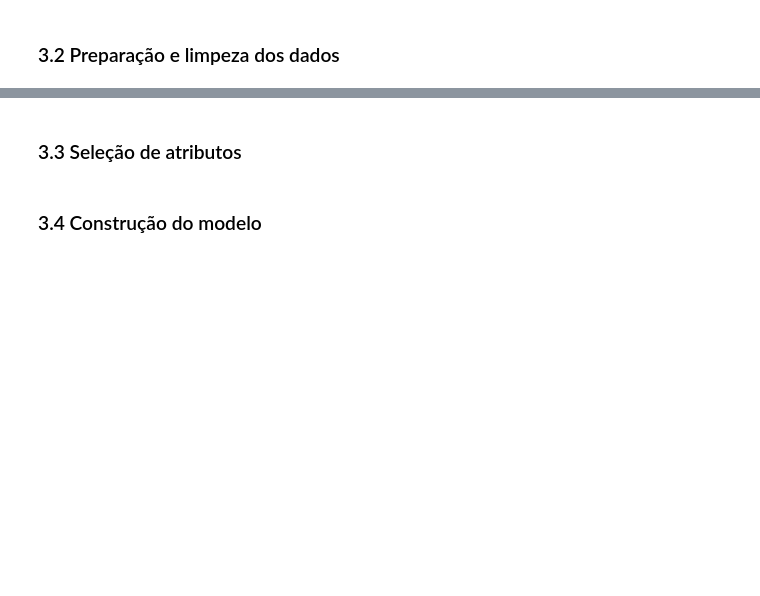
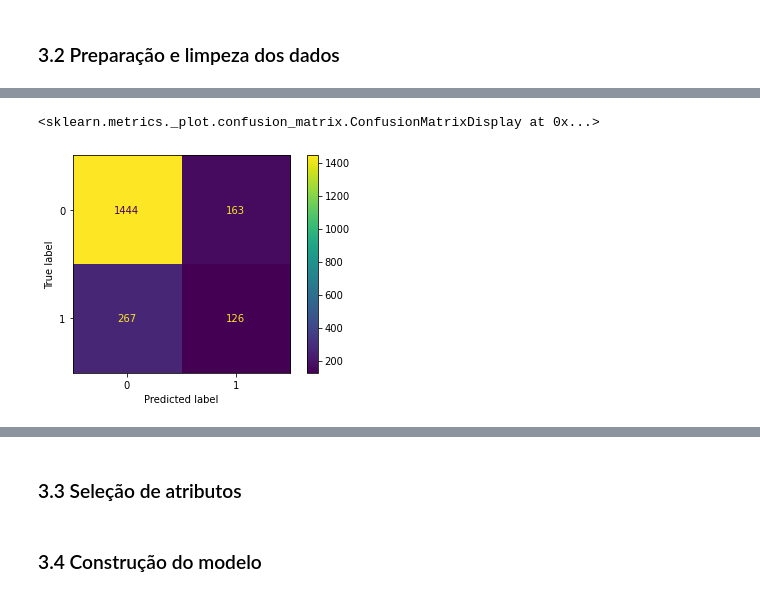
Before and after one commit to rheideier/br-classification-project, a Jupyter notebook: classification-project-br.ipynb, the cells around one changed output, grey strips where cells are left out. Saved outputs shown, nothing was run; the diff lists cells and outputs as text; code cells hidden in the pictures; blank space fills up the shorter version.

```diff
--- a/classification-project-br.ipynb
+++ b/classification-project-br.ipynb
@@ -119,0 +158,4 @@ plot = sns.heatmap(correlation, annot = True, fmt="0.1f", linewidths=5)
+# %%
+p1 = ( 'oe', OrdinalEncoder(categories=[order_levels]), ['Geography'] )
+p2 = ( 'ohe', OneHotEncoder(), ['Gender'] )
+p3 = ( 'ss', StandardScaler(), ['CreditScore',	'Age',	'Tenure',	'Balance',	'EstimatedSalary'] )
@@ -119,0 +206,10 @@ plot = sns.heatmap(correlation, annot = True, fmt="0.1f", linewidths=5)
+# %%
+model2 = model = Pipeline( steps = [ ('pre_processor', pre_processor), ('knn', KNeighborsClassifier(n_neighbors=3))  ] )
+model2.fit(X_train, y_train)
+y_pred = model2.predict(X_test)
+cm = confusion_matrix( y_test, y_pred )
+disp = ConfusionMatrixDisplay(confusion_matrix=cm, display_labels=model2.classes_)
+disp.plot()
+# %% [output]
+<sklearn.metrics._plot.confusion_matrix.ConfusionMatrixDisplay at 0x...>
+[figure, added]
```
Also changed, not shown: parts of 17 cells of this notebook.
